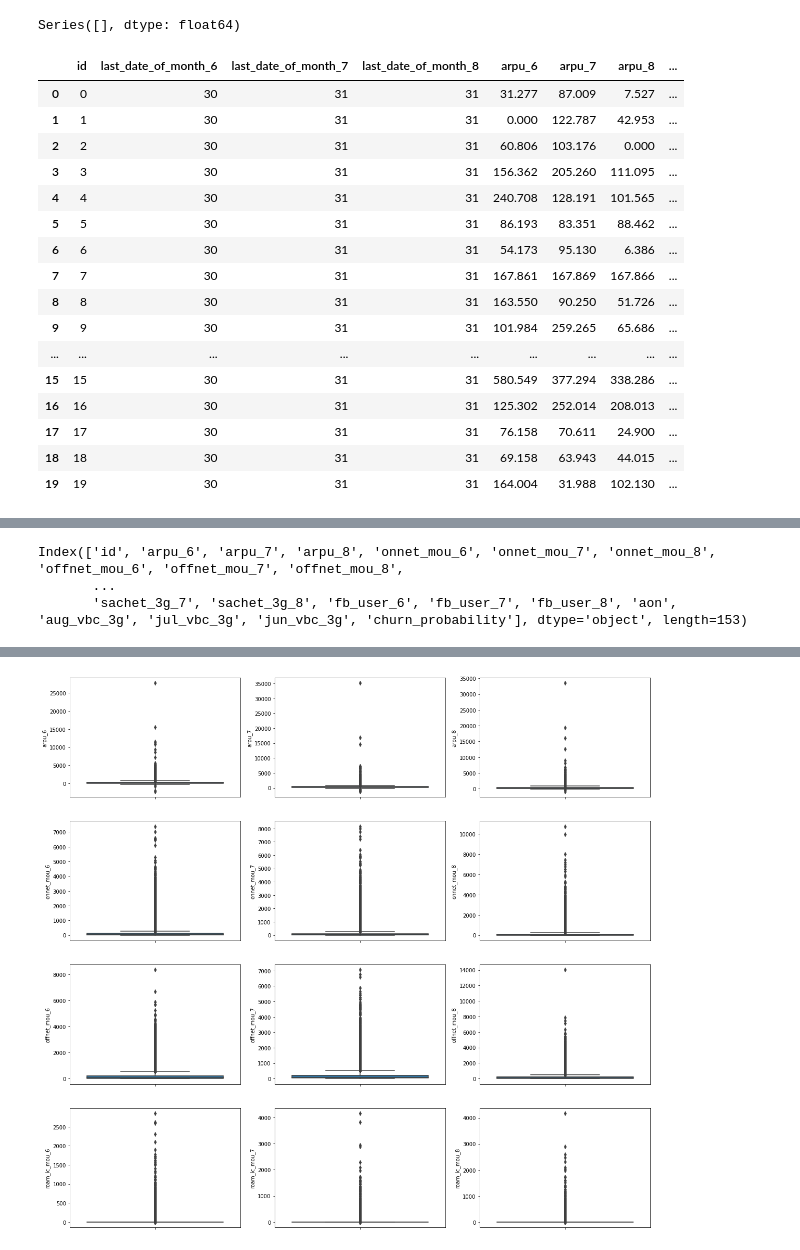
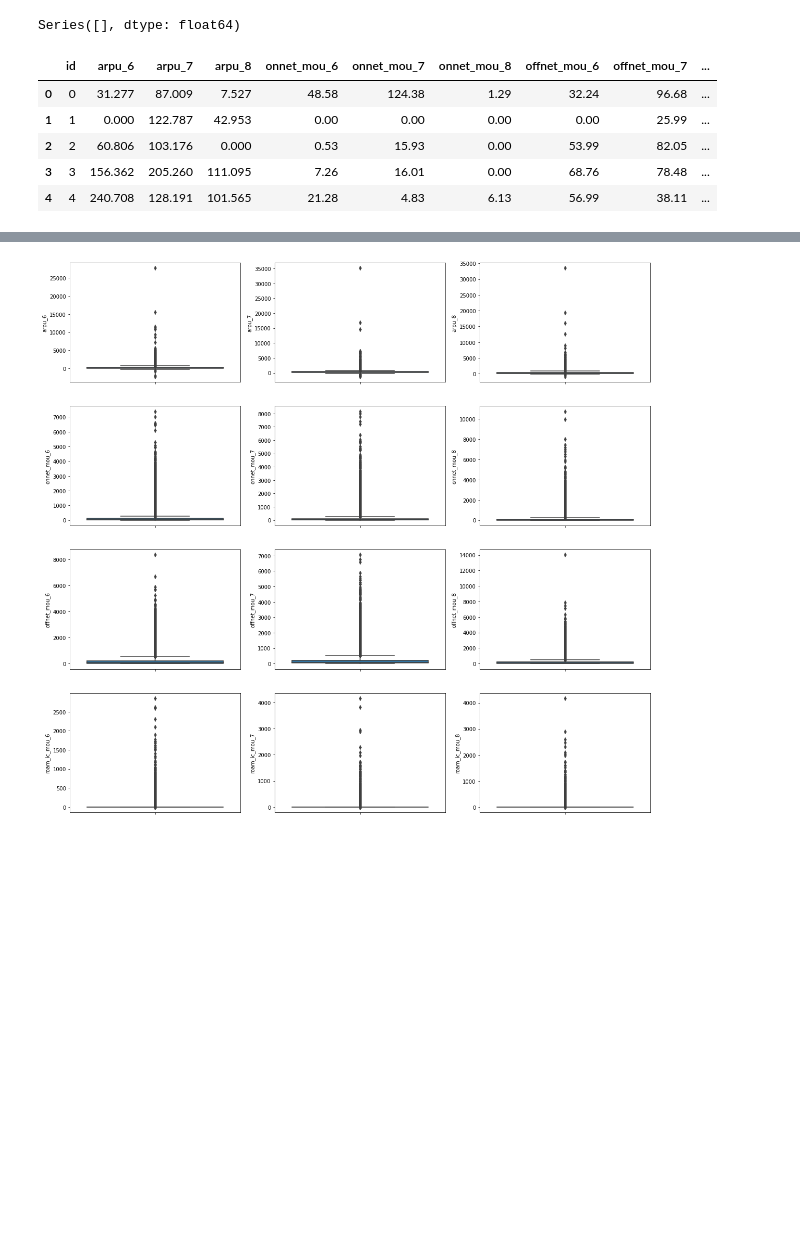
Before and after one commit to mail2uttamsarkar/TelecomChurnCaseStudyAssignment, a Jupyter notebook: TelecomChurn.ipynb, the cells around one changed output, grey strips where cells are left out. Drawn from its saved outputs; the diff is of its cells as text; code cells hidden in the pictures; blank space fills up the shorter version.

```diff
--- a/TelecomChurn.ipynb
+++ b/TelecomChurn.ipynb
@@ -343,0 +212,16 @@ for col in col_with_equal_values:
+# %%
+categorical_columns = [
+    'total_rech_num_6',
+    'total_rech_num_7',
+    'total_rech_num_8',
+    'total_rech_data_6',
+    'total_rech_data_7',
+    'total_rech_data_8',
+    'night_pck_user_6',
+    'night_pck_user_7',
+    'night_pck_user_8',
+    'fb_user_6',
+    'fb_user_7',
+    'fb_user_8',
+]
+df_churn[categorical_columns].head(20).T
@@ -343,0 +259,9 @@ for col in col_with_equal_values:
+# %%
+# Missing value imputation for categorical variable.
+df_churn[categorical_columns] = df_churn[categorical_columns].fillna(0)
+
+#checking again null percentage of each categorical feature in dataset
+null_percentage_Of_Columns_categorcal = df_churn[categorical_columns].isnull().sum()/len(df_churn[categorical_columns])*100
+null_percentage_Of_Columns_categorcal = null_percentage_Of_Columns_categorcal[null_percentage_Of_Columns_categorcal>0]
+null_percentage_Of_Columns_categorcal.sort_values(inplace=True, ascending=False)
+null_percentage_Of_Columns_categorcal
@@ -343,0 +340,8 @@ for col in col_with_equal_values:
+# %%
+numerical_columns = df_churn.select_dtypes(include=['int64','float']).columns
+#Remove the categorical column
+numerical_columns=numerical_columns.drop(categorical_columns)
+#Remove the Target variable
+numerical_columns=numerical_columns.drop('churn_probability')
+#del numerical_columns['fb_user_6']
+numerical_columns
@@ -343,0 +371,8 @@ for col in col_with_equal_values:
+# %%
+df_churn[numerical_columns] = df_churn[numerical_columns].fillna(0)
+
+#checking again null percentage of each numerical feature in dataset
+null_percentage_Of_Columns = df_churn[numerical_columns].isnull().sum()/len(df_churn[numerical_columns])*100
+null_percentage_Of_Columns = null_percentage_Of_Columns[null_percentage_Of_Columns>0]
+null_percentage_Of_Columns.sort_values(inplace=True, ascending=False)
+null_percentage_Of_Columns
@@ -355,25 +399,14 @@ null_percentage_Of_Columns
 # %% [output]
 Series([], dtype: float64)
 # %%
-df_churn.head(20)
+df_churn.head()
 # %% [output]
-|  | id | last_date_of_month_6 | last_date_of_month_7 | last_date_of_month_8 | arpu_6 | arpu_7 | arpu_8 | ... |
-| 0 | 0 | 30 | 31 | 31 | 31.277 | 87.009 | 7.527 | ... |
-| 1 | 1 | 30 | 31 | 31 | 0.000 | 122.787 | 42.953 | ... |
-| 2 | 2 | 30 | 31 | 31 | 60.806 | 103.176 | 0.000 | ... |
-| 3 | 3 | 30 | 31 | 31 | 156.362 | 205.260 | 111.095 | ... |
-| 4 | 4 | 30 | 31 | 31 | 240.708 | 128.191 | 101.565 | ... |
-| 5 | 5 | 30 | 31 | 31 | 86.193 | 83.351 | 88.462 | ... |
-| 6 | 6 | 30 | 31 | 31 | 54.173 | 95.130 | 6.386 | ... |
-| 7 | 7 | 30 | 31 | 31 | 167.861 | 167.869 | 167.866 | ... |
-| 8 | 8 | 30 | 31 | 31 | 163.550 | 90.250 | 51.726 | ... |
-| 9 | 9 | 30 | 31 | 31 | 101.984 | 259.265 | 65.686 | ... |
-| ... | ... | ... | ... | ... | ... | ... | ... | ... |
-| 15 | 15 | 30 | 31 | 31 | 580.549 | 377.294 | 338.286 | ... |
-| 16 | 16 | 30 | 31 | 31 | 125.302 | 252.014 | 208.013 | ... |
-| 17 | 17 | 30 | 31 | 31 | 76.158 | 70.611 | 24.900 | ... |
-| 18 | 18 | 30 | 31 | 31 | 69.158 | 63.943 | 44.015 | ... |
-| 19 | 19 | 30 | 31 | 31 | 164.004 | 31.988 | 102.130 | ... |
+|  | id | arpu_6 | arpu_7 | arpu_8 | onnet_mou_6 | onnet_mou_7 | onnet_mou_8 | offnet_mou_6 | offnet_mou_7 | ... |
+| 0 | 0 | 31.277 | 87.009 | 7.527 | 48.58 | 124.38 | 1.29 | 32.24 | 96.68 | ... |
+| 1 | 1 | 0.000 | 122.787 | 42.953 | 0.00 | 0.00 | 0.00 | 0.00 | 25.99 | ... |
+| 2 | 2 | 60.806 | 103.176 | 0.000 | 0.53 | 15.93 | 0.00 | 53.99 | 82.05 | ... |
+| 3 | 3 | 156.362 | 205.260 | 111.095 | 7.26 | 16.01 | 0.00 | 68.76 | 78.48 | ... |
+| 4 | 4 | 240.708 | 128.191 | 101.565 | 21.28 | 4.83 | 6.13 | 56.99 | 38.11 | ... |
 # %%
 df_churn.describe(percentiles=[.25,.5,.75,.90,.95,.99])
 # %% [output]
@@ -389,10 +422,3 @@ df_churn.describe(percentiles=[.25,.5,.75,.90,.95,.99])
 | 95% | 66498.100000 | 832.022700 | 823.236700 | 828.464700 | 598.600000 | 608.878000 | 596.125000 | 719.500000 | 731.602000 | ... |
 | 99% | 69298.020000 | 1400.276640 | 1414.891380 | 1445.054800 | 1429.040400 | 1461.342200 | 1448.891000 | 1520.310000 | 1517.838600 | ... |
 | max | 69998.000000 | 27731.088000 | 35145.834000 | 33543.624000 | 7376.710000 | 8157.780000 | 10752.560000 | 8362.360000 | 7043.980000 | ... |
-# %%
-numerical_columns = df_churn.select_dtypes(include=['int64','float'])
-numerical_columns.columns
-# %% [output]
-Index(['id', 'arpu_6', 'arpu_7', 'arpu_8', 'onnet_mou_6', 'onnet_mou_7', 'onnet_mou_8', 'offnet_mou_6', 'offnet_mou_7', 'offnet_mou_8',
-       ...
-       'sachet_3g_7', 'sachet_3g_8', 'fb_user_6', 'fb_user_7', 'fb_user_8', 'aon', 'aug_vbc_3g', 'jul_vbc_3g', 'jun_vbc_3g', 'churn_probability'], dtype='object', length=153)
```
Also changed, not shown: parts of 89 cells of this notebook.
